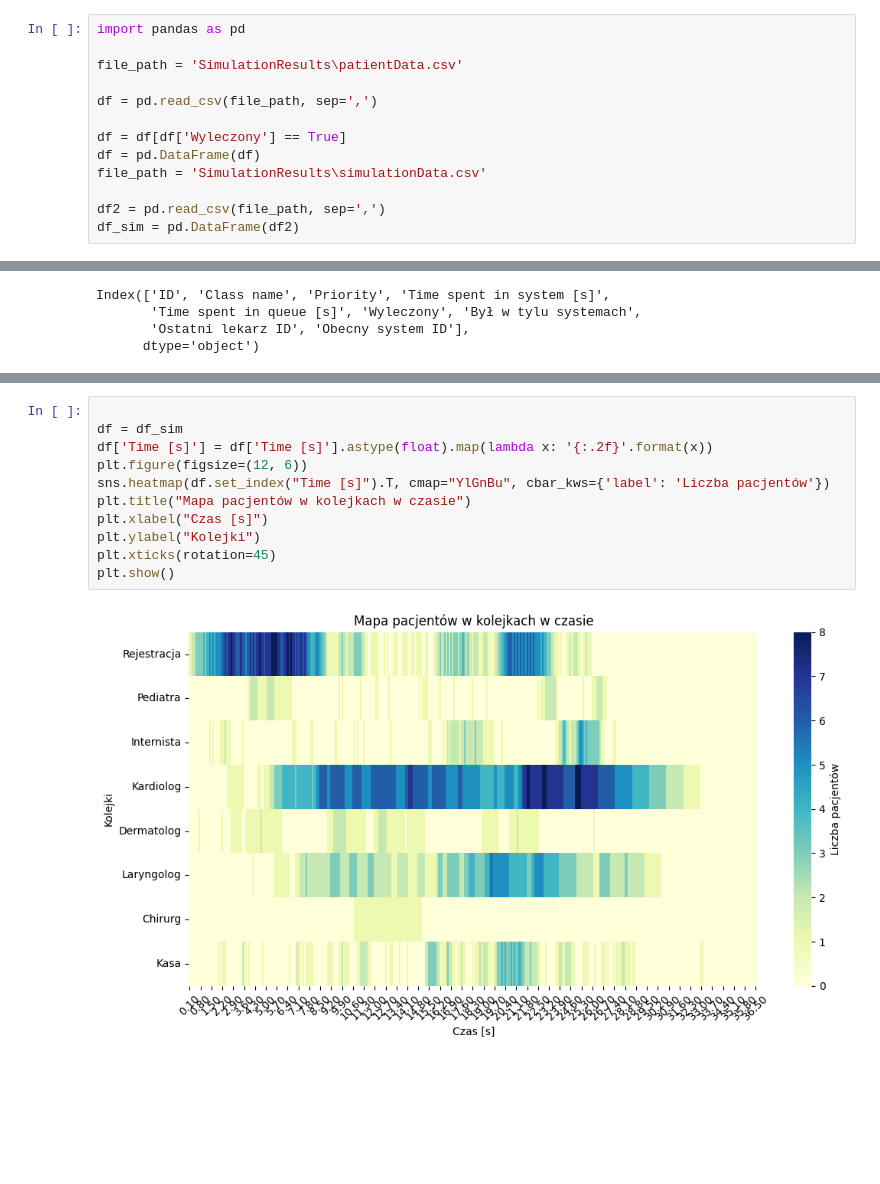
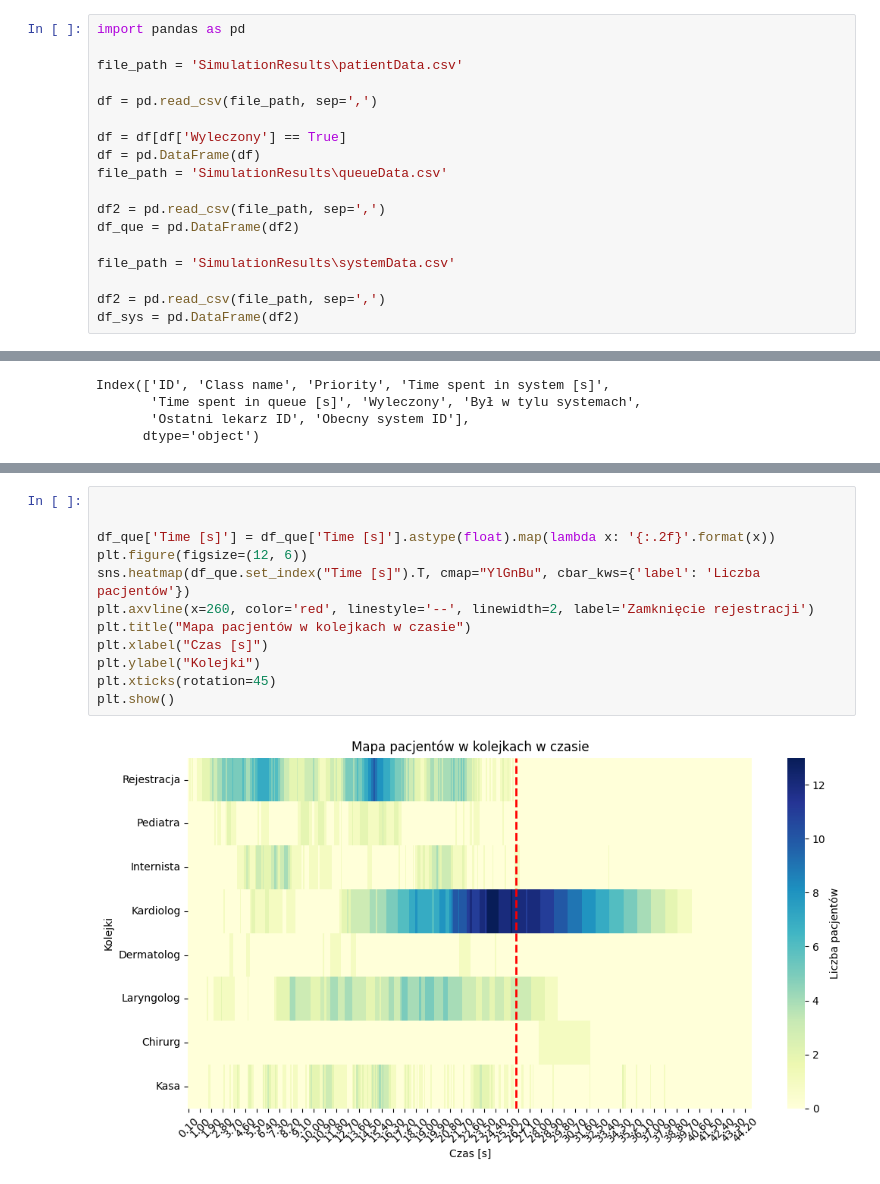
Before and after one commit to LIIERO/QueueingSystemsProject, a Jupyter notebook: wykresy.ipynb, the cells around one changed output, grey strips where cells are left out. Saved outputs shown, nothing was run; the diff lists cells and outputs as text; blank space fills up the shorter version.

```diff
--- a/wykresy.ipynb
+++ b/wykresy.ipynb
@@ -7,7 +7,12 @@ df = pd.read_csv(file_path, sep=',')
 
 df = df[df['Wyleczony'] == True]
 df = pd.DataFrame(df)
-file_path = 'SimulationResults\simulationData.csv'
+file_path = 'SimulationResults\queueData.csv'
 
 df2 = pd.read_csv(file_path, sep=',')
-df_sim = pd.DataFrame(df2)
+df_que = pd.DataFrame(df2)
+
+file_path = 'SimulationResults\systemData.csv'
+
+df2 = pd.read_csv(file_path, sep=',')
+df_sys = pd.DataFrame(df2)
@@ -214,16 +338,17 @@ plt.show()
 # %%
 
-df = df_sim
-df['Time [s]'] = df['Time [s]'].astype(float).map(lambda x: '{:.2f}'.format(x))
+
+df_que['Time [s]'] = df_que['Time [s]'].astype(float).map(lambda x: '{:.2f}'.format(x))
 plt.figure(figsize=(12, 6))
-sns.heatmap(df.set_index("Time [s]").T, cmap="YlGnBu", cbar_kws={'label': 'Liczba pacjentów'})
+sns.heatmap(df_que.set_index("Time [s]").T, cmap="YlGnBu", cbar_kws={'label': 'Liczba pacjentów'})
+plt.axvline(x=260, color='red', linestyle='--', linewidth=2, label='Zamknięcie rejestracji')
 plt.title("Mapa pacjentów w kolejkach w czasie")
 plt.xlabel("Czas [s]")
 plt.ylabel("Kolejki")
 plt.xticks(rotation=45)
 plt.show()
 # %% [output]
-[figure, old version]
+[figure, new version]
 # %%
 # 4. Wykres liniowy dla wybranej kolejki
 queue_name = "Kardiolog"  # Możesz zmienić na inną nazwę
```
Also changed, not shown: parts of 26 cells of this notebook, 5 other files.
